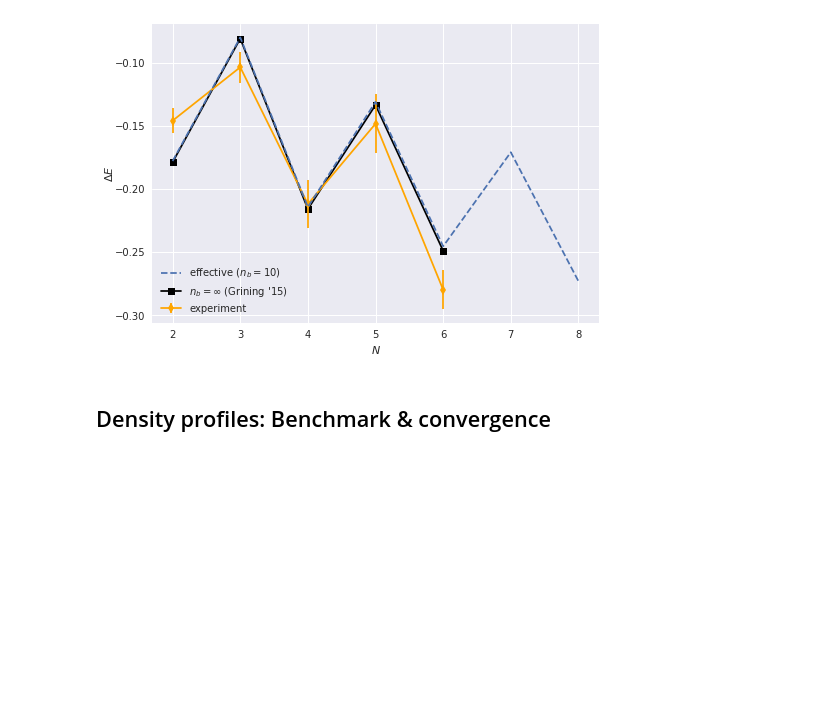
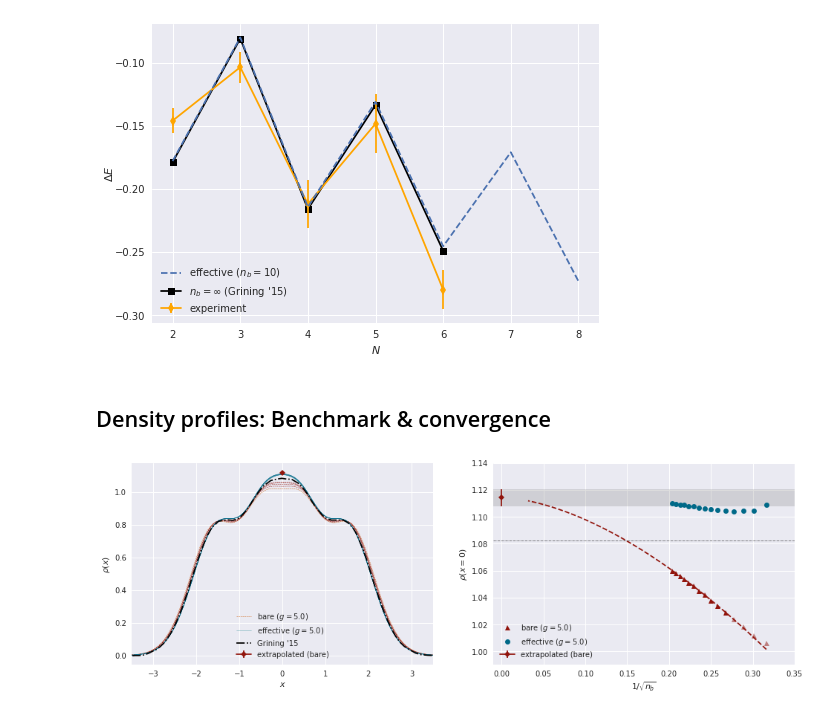
Before and after one commit to rammelmueller/fermifci_data_repo, a Jupyter notebook: example_data/example_IV/example_IV.ipynb, the cells around one changed output. Cells and saved outputs as stored; diff of their text form; code cells hidden in the pictures; blank space fills up the shorter version.

Commit message:
Added density data.

```diff
--- a/example_data/example_IV/example_IV.ipynb
+++ b/example_data/example_IV/example_IV.ipynb
@@ -269,0 +294,90 @@ with plt.style.context('seaborn'):
+# %%
+# Cutoff to be shown for comparison.
+nb_energy = 14
+n_part = (3,1)
+coupling = 5.0
+
+
+with plt.style.context('seaborn'):
+    fig, ax = plt.subplots(1,2)
+    fig.set_size_inches(16,5)
+
+    nbs = np.array([10, 11, 12, 13, 14, 15, 16, 17, 18, 19, 20, 21, 22, 23, 24])
+    nbs_plotted = [24, 21, 18, 15, 12] # to be plotted.
+    fit_cutoff = 13
+
+    # Loop over all interaction types.
+    for int_type in ['bare', 'effective_relative']:
+
+        lab = label='bare' if int_type=='bare' else 'effective'
+        lab = lab + ' ($g = {:.1f}$)'.format(coupling)
+
+        # Get data.
+        cnt = 0
+        y = np.zeros(shape=(len(nbs),))
+        for i, nb in enumerate(nbs):
+            data = np.loadtxt("density_data/density_{:d}+{:d}_{:s}_nb={:d}_g={:.1f}.csv".format(*n_part, int_type, nb, coupling), delimiter=',')
+
+            if nb in nbs_plotted:
+                ax[0].plot(data[:,0], data[:,1], ls='--' if int_type=='bare' else '-',
+                    marker='', lw=0.5, color=cmap[int_type](i/len(nbs_plotted)),
+                    label='' if cnt else lab
+                )
+                cnt += 1
+
+            index = data.shape[0]//2
+            y[i] = data[index,1]
+
+        # Plot convergence in lower panel.
+        m = nbs<=fit_cutoff if int_type=='bare' else nbs >= 1000
+        line = ax[1].plot(1/np.sqrt(nbs[m]), y[m], marker=marker[int_type], ls='', alpha=0.5, label='', color=cmap[int_type](4))
+        line = ax[1].plot(1/np.sqrt(nbs[~m]), y[~m], marker=marker[int_type], ls='', zorder=5, label=lab, color=cmap[int_type](4))
+
+        if int_type == "bare":
+            fi = np.argwhere(nbs==fit_cutoff)[0][0]
+
+            # Extrapolate the total density at x=0.
+            # efunc = lambda nb, a, b, c: a + b/(nb**0.5) + c/nb
+            efunc = lambda nb, a, b, c: a + b/(nb**c)
+
+            index = data.shape[0]//2
+            xfit = nbs[fi:]
+            y = y[fi:]
+            p, c = curve_fit(efunc, xfit, y)
+            # print(x[index], " || ", p)
+
+            sig = np.sqrt(c[0,0])
+            for a in [ax[0], ax[1]]:
+                a.errorbar(0, p[0], yerr=sig, marker='D', color=line[0].get_color(), label='extrapolated (bare)', markersize=5)
+            ax[1].fill_between([-10,10], [p[0]-sig]*2, [p[0]+sig]*2, color='gray', alpha=0.25, lw=0)
+
+            xf = np.linspace(10, 1000, 1000)
+            ax[1].plot(1/np.sqrt(xf), efunc(xf, *p), ls='--', marker='', color=line[0].get_color())
+
+
+        # Grining '15 benchmark.
+    grin = pd.read_csv('benchmark_data/grining_3+1_g5.dat')
+    grin_func = interp1d(grin['x'], grin['rho'])
+    line = ax[0].plot(grin['x'], grin['rho'], label='Grining \'15', marker='', ls='-.', color='black')
+    ax[1].axhline(grin_func(0), ls='-.', color=line[0].get_color(), marker='', lw=0.5)
+
+    # ---
+
+    ax[0].set_xlabel('$x$')
+    ax[0].set_ylabel('$\\rho(x)$')
+    ax[0].set_xlim(-3.5,3.5)
+    ax[0].legend(loc='lower center')
+
+
+    ax[1].set_xlabel('$1/\\sqrt{n_b}$')
+    ax[1].set_xlim(-0.05, 0.35)
+
+    ax[1].set_ylabel('$\\rho(x=0)$')
+    ax[1].set_ylim(0.99, 1.14)
+
+    ax[1].legend(loc='lower left')
+
+    ax[1].set_xlim(-0.01, 0.25)
+    ax[1].set_xticks([0, 0.05, 0.1, 0.15, 0.2, 0.25, 0.3, 0.35])
+# %% [output]
+[figure, added]
```
Also changed, not shown: parts of 1 cell of this notebook, 30 other files.
